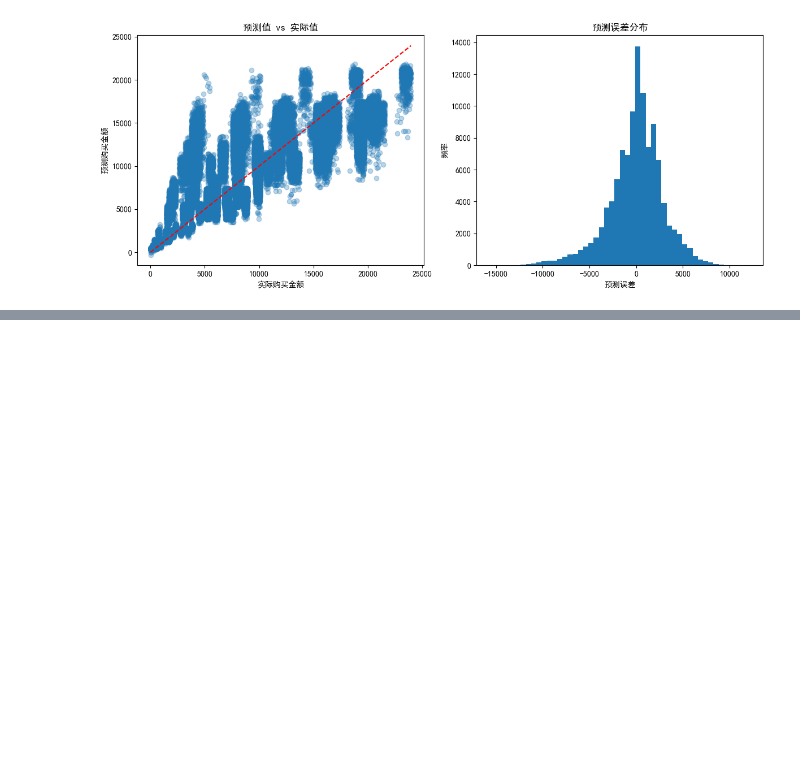
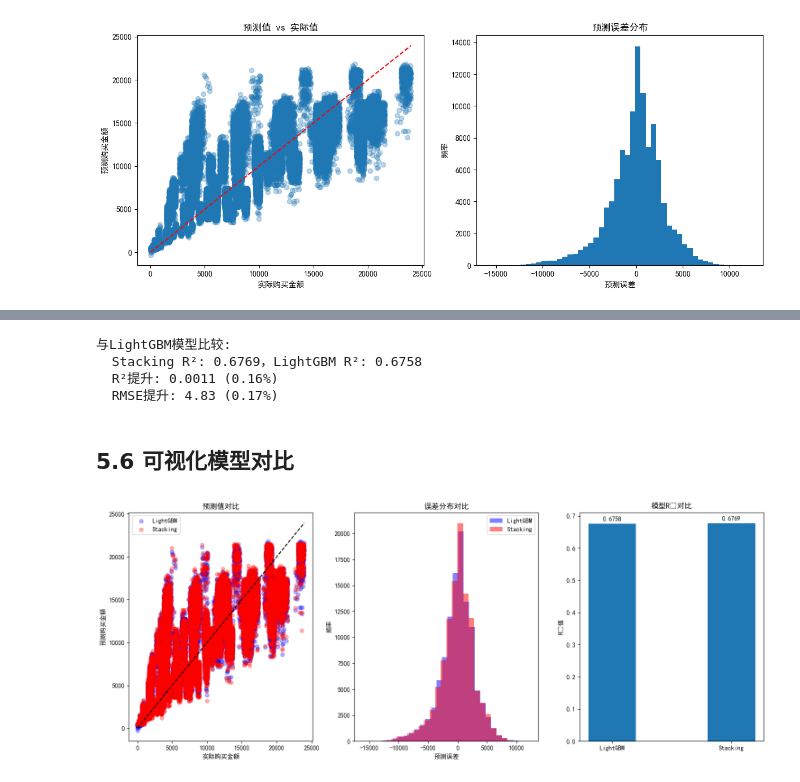
Before and after one commit to PinmogeJoshua/simple-mixrec, a Jupyter notebook: notebooks/models_train.ipynb, the cells around one changed output, grey strips where cells are left out. Drawn from its saved outputs; the diff is of its cells as text; code cells hidden in the pictures; blank space fills up the shorter version.

```diff
--- a/notebooks/models_train.ipynb
+++ b/notebooks/models_train.ipynb
@@ -368,7 +369,7 @@ model_info = {
     'training_date': datetime.datetime.now().strftime('%Y-%m-%d %H:%M:%S')
 }
 
-with open('../models/lgbm_model_info.json', 'w') as f:
+with open('../models/lgbm/lgbm_model_info.json', 'w') as f:
     json.dump(model_info, f, indent=4)
 # %% [markdown]
 ## 4.5 测试集训练
@@ -483,0 +549,10 @@ if hasattr(best_lgbm, 'feature_importances_'):
+# %%
+# 使用与LightGBM相同的100,000样本进行训练
+print(f"使用{final_sample_size}条样本训练Stacking模型(总数据{len(X_train)}条)...")
+
+# 训练Stacking模型并记录时间
+start_time = time.time()
+stacking_pipeline.fit(X_train_final_sample, y_train_final_sample)
+stacking_train_time = time.time() - start_time
+
+print(f"Stacking模型训练完成，耗时: {stacking_train_time:.2f}秒")
@@ -483,0 +589,6 @@ if hasattr(best_lgbm, 'feature_importances_'):
+# %%
+# 在测试集上评估Stacking模型
+y_pred_stack = stacking_pipeline.predict(X_test)
+r2_stack = r2_score(y_test, y_pred_stack)
+rmse_stack = np.sqrt(mean_squared_error(y_test, y_pred_stack))
+mae_stack = mean_absolute_error(y_test, y_pred_stack)
@@ -483,0 +605,56 @@ if hasattr(best_lgbm, 'feature_importances_'):
+# %%
+# 比较Stacking与单一LightGBM模型
+print("\n与LightGBM模型比较:")
+print(f"  Stacking R²: {r2_stack:.4f}，LightGBM R²: {r2_lgbm:.4f}")
+print(f"  R²提升: {r2_stack - r2_lgbm:.4f} ({(r2_stack - r2_lgbm) / r2_lgbm * 100:.2f}%)")
+print(f"  RMSE提升: {rmse_lgbm - rmse_stack:.2f} ({(rmse_lgbm - rmse_stack) / rmse_lgbm * 100:.2f}%)")
+# %% [output]
+与LightGBM模型比较:
+  Stacking R²: 0.6769，LightGBM R²: 0.6758
+  R²提升: 0.0011 (0.16%)
+  RMSE提升: 4.83 (0.17%)
+# %% [markdown]
+## 5.6 可视化模型对比
+# %%
+# 创建模型比较可视化
+plt.figure(figsize=(15, 6))
+
+# 散点图对比
+plt.subplot(1, 3, 1)
+plt.scatter(y_test, y_pred_lgbm, alpha=0.3, color='blue', label='LightGBM')
+plt.scatter(y_test, y_pred_stack, alpha=0.3, color='red', label='Stacking')
+plt.plot([y_test.min(), y_test.max()], [y_test.min(), y_test.max()], 'k--')
+plt.xlabel('实际购买金额')
+plt.ylabel('预测购买金额')
+plt.title('预测值对比')
+plt.legend()
+
+# 误差分布对比
+plt.subplot(1, 3, 2)
+errors_lgbm = y_test - y_pred_lgbm
+errors_stack = y_test - y_pred_stack
+plt.hist(errors_lgbm, bins=30, alpha=0.5, color='blue', label='LightGBM')
+plt.hist(errors_stack, bins=30, alpha=0.5, color='red', label='Stacking')
+plt.xlabel('预测误差')
+plt.ylabel('频率')
+plt.title('误差分布对比')
+plt.legend()
+
+# R²和RMSE对比条形图
+plt.subplot(1, 3, 3)
+models = ['LightGBM', 'Stacking']
+r2_values = [r2_lgbm, r2_stack]
+x = range(len(models))
+plt.bar(x, r2_values, width=0.4)
+plt.xticks(x, models)
+plt.ylabel('R²值')
+plt.title('模型R²对比')
+
+for i, v in enumerate(r2_values):
+    plt.text(i, v + 0.01, f"{v:.4f}", ha='center')
+
+plt.tight_layout()
+plt.savefig('../outputs/visualization/stacking/model_comparison.png')
+plt.show()
+# %% [output]
+[figure, added]
```
Also changed, not shown: parts of 24 cells of this notebook, 34 other files.
